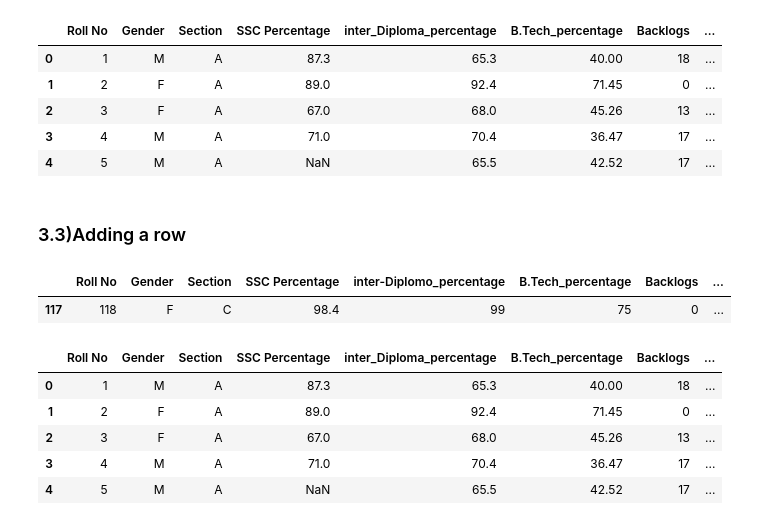
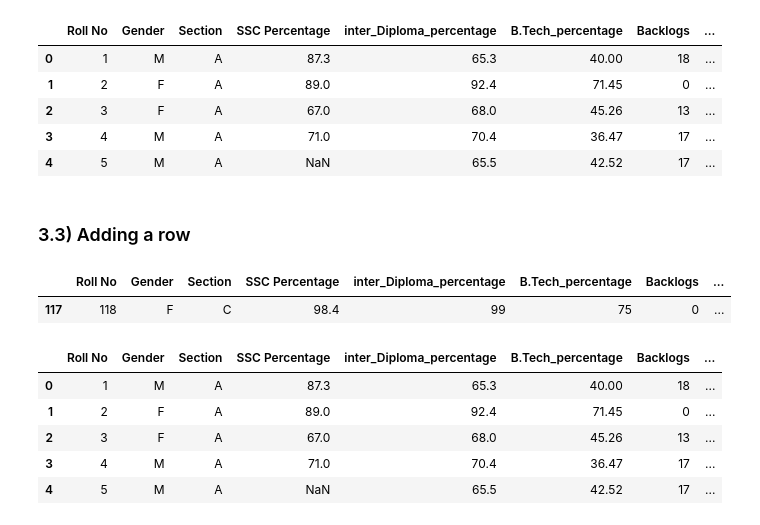
Before and after one commit to 19PA1A0236/AI-lab, a Jupyter notebook: EXPERIMENT_2.ipynb, the cells around one changed output. Drawn from its saved outputs; the diff is of its cells as text; code cells hidden in the pictures.

```diff
--- a/EXPERIMENT_2.ipynb
+++ b/EXPERIMENT_2.ipynb
@@ -73,12 +66,12 @@ df.head()
 | 3 | 4 | M | A | 71.0 | 70.4 | 36.47 | 17 | ... |
 | 4 | 5 | M | A | NaN | 65.5 | 42.52 | 17 | ... |
 # %% [markdown]
-### 3.3)Adding a row
+### 3.3) Adding a row
 # %%
-df1=pd.DataFrame({"Roll No": [118],"Gender": ["F"],"Section": ["C"],"SSC Percentage": [98.4],"inter-Diplomo_percentage": [99],"B.Tech_percentage": [75],"Backlogs": [0],"placement status": ["Not placed"],"hostlers/days scholar": ["h"]},index=[117])
+df1=pd.DataFrame({"Roll No": [118],"Gender": ["F"],"Section": ["C"],"SSC Percentage": [98.4],"inter_Diploma_percentage": [99],"B.Tech_percentage": [75],"Backlogs": [0],"placement status": ["Not placed"],"hostlers/days scholar": ["h"]},index=[117])
 df1
 # %% [output]
-|  | Roll No | Gender | Section | SSC Percentage | inter-Diplomo_percentage | B.Tech_percentage | Backlogs | ... |
+|  | Roll No | Gender | Section | SSC Percentage | inter_Diploma_percentage | B.Tech_percentage | Backlogs | ... |
 | 117 | 118 | F | C | 98.4 | 99 | 75 | 0 | ... |
 # %%
 df=df.append(df1)
```
Also changed, not shown: parts of 14 cells of this notebook.
